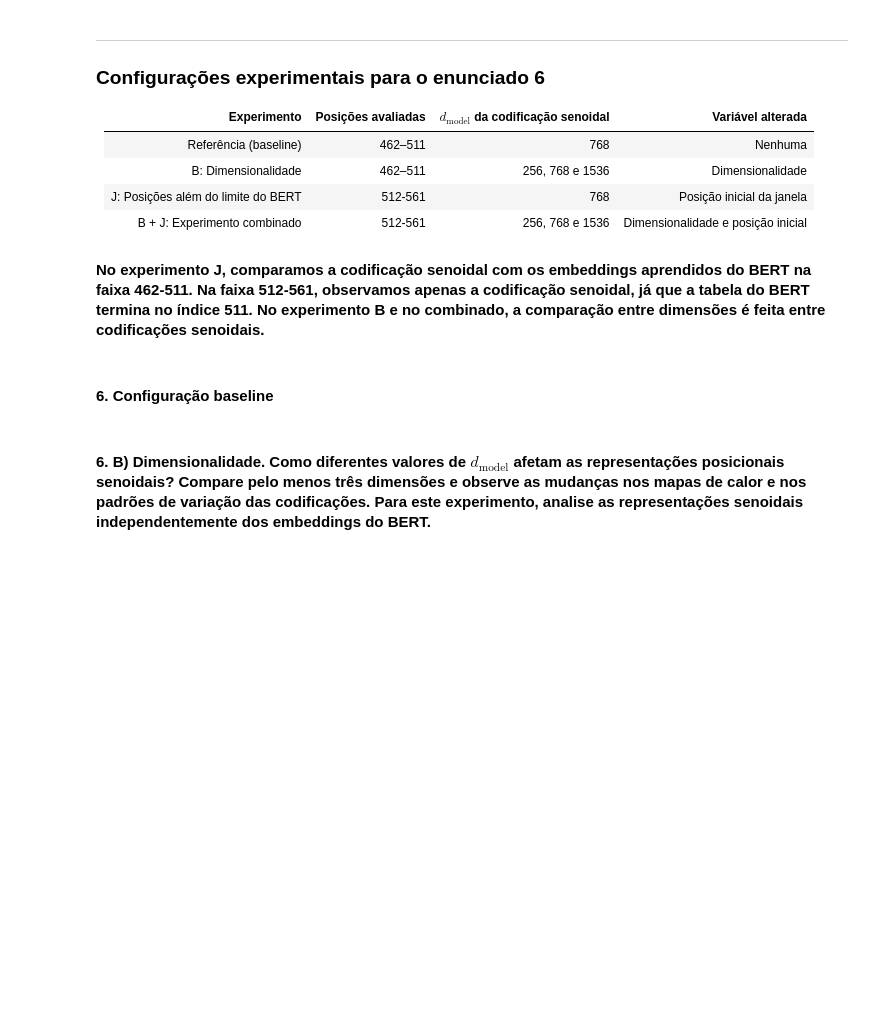
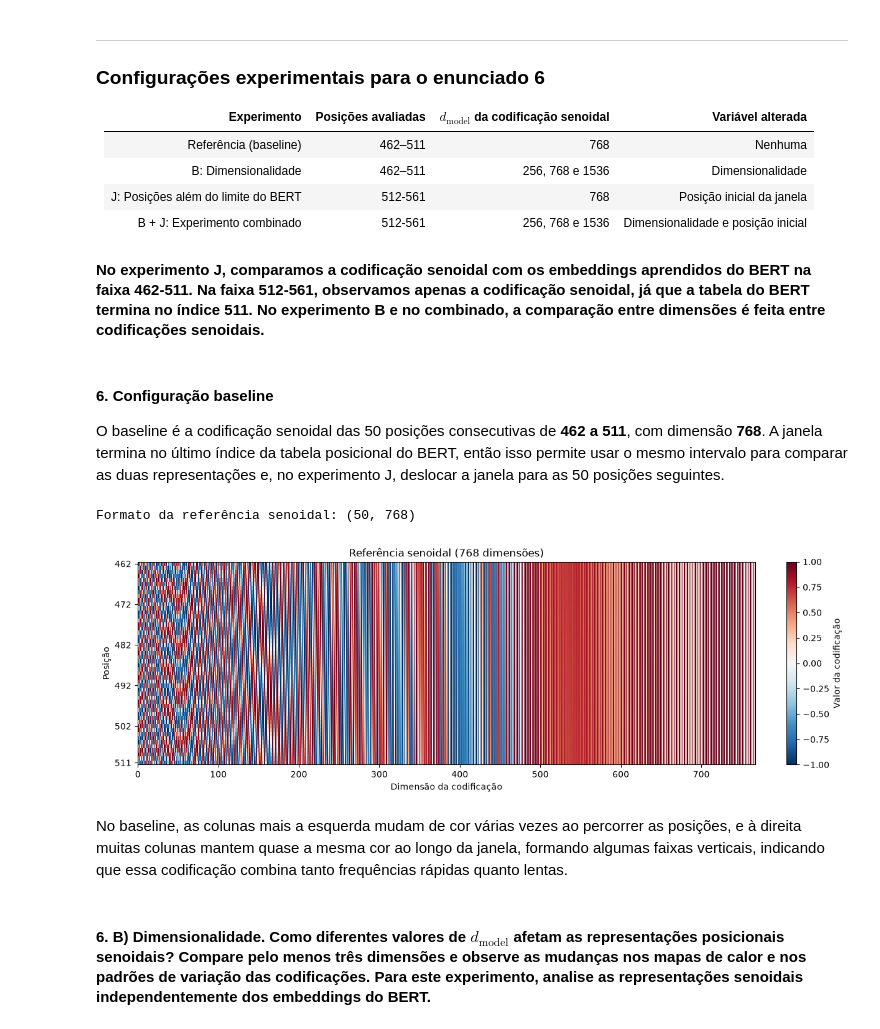
Before and after one commit to gabrielrech06/t3-deeplearning, a Jupyter notebook: trabalho_3.ipynb, the cells around one changed output. Drawn from its saved outputs; the diff is of its cells as text; code cells hidden in the pictures; blank space fills up the shorter version.

```diff
--- a/trabalho_3.ipynb
+++ b/trabalho_3.ipynb
@@ -310,6 +300,29 @@ plt.show()
 #### No experimento J, comparamos a codificação senoidal com os embeddings aprendidos do BERT na faixa 462-511. Na faixa 512-561, observamos apenas a codificação senoidal, já que a tabela do BERT termina no índice 511. No experimento B e no combinado, a comparação entre dimensões é feita entre codificações senoidais.
 # %% [markdown]
 #### 6. Configuração baseline
+
+O baseline é a codificação senoidal das 50 posições consecutivas de **462 a 511**, com dimensão **768**. A janela termina no último índice da tabela posicional do BERT, então isso permite usar o mesmo intervalo para comparar as duas representações e, no experimento J, deslocar a janela para as 50 posições seguintes.
+# %%
+baseline_start = 462
+baseline_length = 50
+baseline_d_model = 768
+baseline_end = baseline_start + baseline_length - 1
+
+baseline_pe = sinusoidal_encoding(baseline_length, baseline_d_model, start_position=baseline_start)
+print("Formato da referência senoidal:", tuple(baseline_pe.shape))
+
+fig, ax = plt.subplots(figsize=(12, 4), layout="constrained")
+heatmap = ax.imshow(baseline_pe.numpy(), aspect="auto", interpolation="nearest", origin="upper",
+                    extent=(-0.5, baseline_d_model - 0.5, baseline_end + 0.5, baseline_start - 0.5), cmap="RdBu_r", vmin=-1, vmax=1)
+ax.set(title="Referência senoidal (768 dimensões)", xlabel="Dimensão da codificação", ylabel="Posição", yticks=[462, 472, 482, 492, 502, 511])
+fig.colorbar(heatmap, ax=ax, label="Valor da codificação")
+
+plt.show()
+# %% [output]
+Formato da referência senoidal: (50, 768)
+[figure, added]
+# %% [markdown]
+No baseline, as colunas mais a esquerda mudam de cor várias vezes ao percorrer as posições, e à direita muitas colunas mantem quase a mesma cor ao longo da janela, formando algumas faixas verticais, indicando que essa codificação combina tanto frequências rápidas quanto lentas.
 # %% [markdown]
 
 
```
Also changed, not shown: parts of 12 cells of this notebook.
